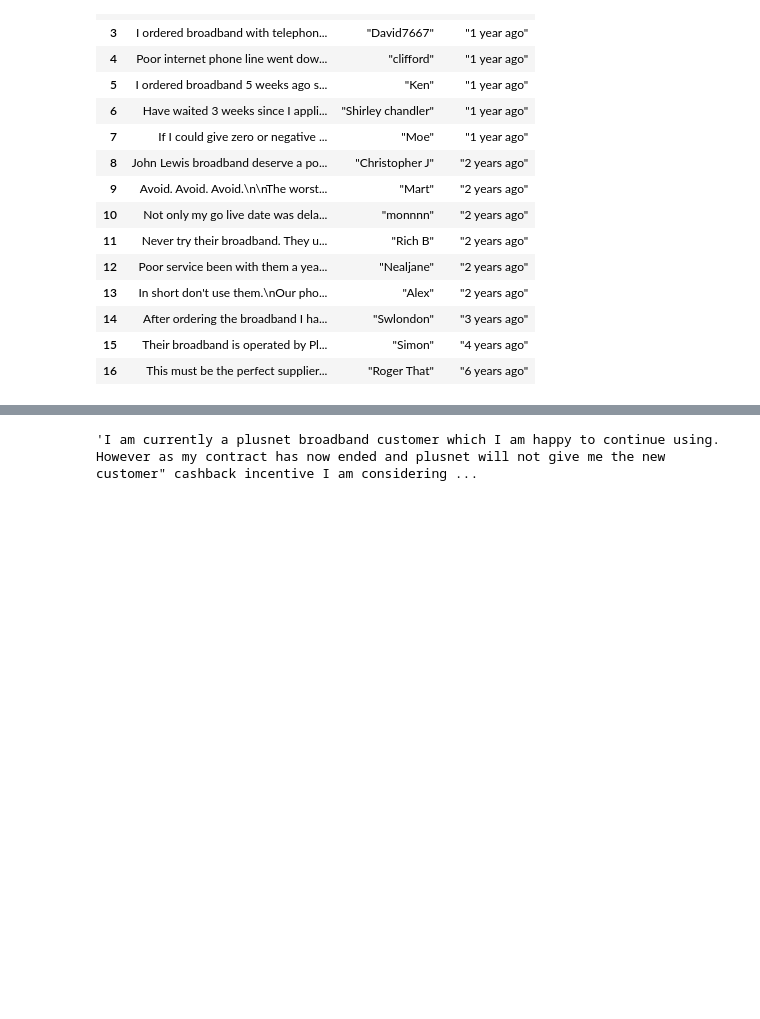
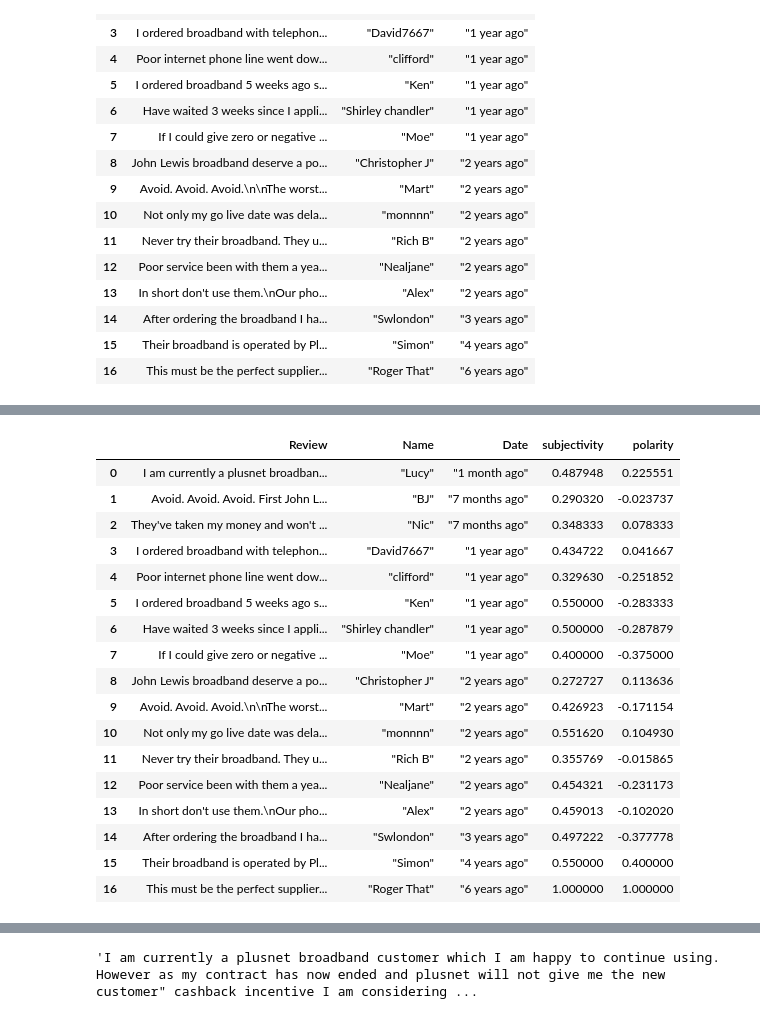
Before and after one commit to ThomasScattergoodQualitest/AutomationEnabler, a Jupyter notebook: JLCSV.ipynb, the cells around one changed output, grey strips where cells are left out. Cells and saved outputs as stored; diff of their text form; code cells hidden in the pictures; blank space fills up the shorter version.

```diff
--- a/JLCSV.ipynb
+++ b/JLCSV.ipynb
@@ -79,3 +118,26 @@ Original 'JLAllPages.csv' CSV Data:
+# %%
+data ["subjectivity"] = subjectivities
+data ["polarity"] = polarities
+data
+# %% [output]
+|  | Review | Name | Date | subjectivity | polarity |
+| 0 | I am currently a plusnet broadban... | "Lucy" | "1 month ago" | 0.487948 | 0.225551 |
+| 1 | Avoid. Avoid. Avoid. First John L... | "BJ" | "7 months ago" | 0.290320 | -0.023737 |
+| 2 | They've taken my money and won't ... | "Nic" | "7 months ago" | 0.348333 | 0.078333 |
+| 3 | I ordered broadband with telephon... | "David7667" | "1 year ago" | 0.434722 | 0.041667 |
+| 4 | Poor internet phone line went dow... | "clifford" | "1 year ago" | 0.329630 | -0.251852 |
+| 5 | I ordered broadband 5 weeks ago s... | "Ken" | "1 year ago" | 0.550000 | -0.283333 |
+| 6 | Have waited 3 weeks since I appli... | "Shirley chandler" | "1 year ago" | 0.500000 | -0.287879 |
+| 7 | If I could give zero or negative ... | "Moe" | "1 year ago" | 0.400000 | -0.375000 |
+| 8 | John Lewis broadband deserve a po... | "Christopher J" | "2 years ago" | 0.272727 | 0.113636 |
+| 9 | Avoid. Avoid. Avoid.\n\nThe worst... | "Mart" | "2 years ago" | 0.426923 | -0.171154 |
+| 10 | Not only my go live date was dela... | "monnnn" | "2 years ago" | 0.551620 | 0.104930 |
+| 11 | Never try their broadband. They u... | "Rich B" | "2 years ago" | 0.355769 | -0.015865 |
+| 12 | Poor service been with them a yea... | "Nealjane" | "2 years ago" | 0.454321 | -0.231173 |
+| 13 | In short don't use them.\nOur pho... | "Alex" | "2 years ago" | 0.459013 | -0.102020 |
+| 14 | After ordering the broadband I ha... | "Swlondon" | "3 years ago" | 0.497222 | -0.377778 |
+| 15 | Their broadband is operated by Pl... | "Simon" | "4 years ago" | 0.550000 | 0.400000 |
+| 16 | This must be the perfect supplier... | "Roger That" | "6 years ago" | 1.000000 | 1.000000 |
 # %%
 from csv import reader
 
```
Also changed, not shown: parts of 13 cells of this notebook, 3 other files.
